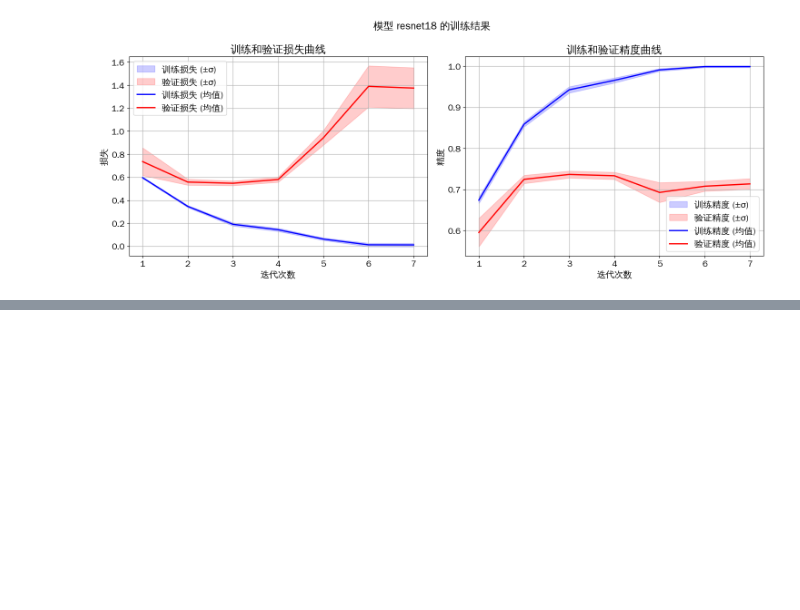
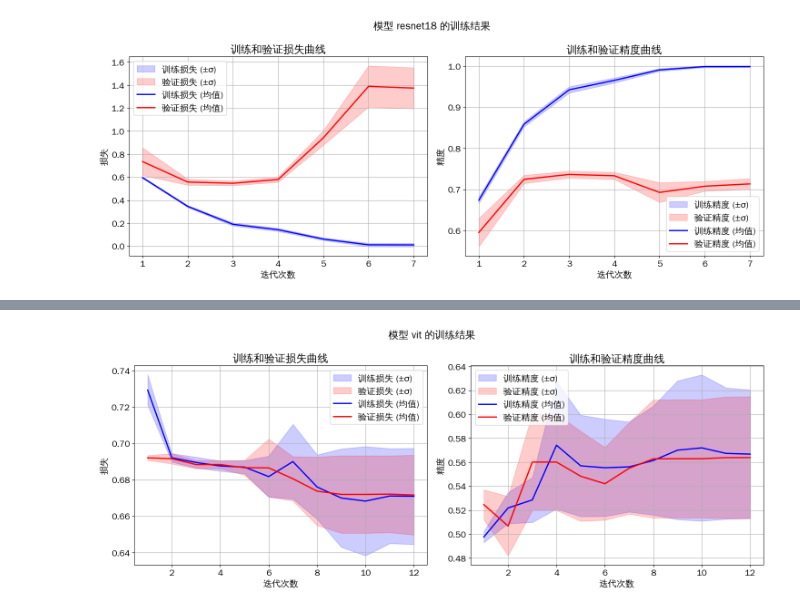
Before and after one commit to otanaaa/BME_10_project, a Jupyter notebook: draw_results.ipynb, the cells around one changed output, grey strips where cells are left out. Saved outputs shown, nothing was run; the diff lists cells and outputs as text; code cells hidden in the pictures; blank space fills up the shorter version.

```diff
--- a/draw_results.ipynb
+++ b/draw_results.ipynb
@@ -212,0 +223,5 @@ model_accuracies[model_name] = plot_training_results(model_name=model_name, save
+# %%
+model_name = 'vit'
+model_accuracies[model_name] = plot_training_results(model_name=model_name, save_path=f'pics/{model_name}_training_results.png')
+# %% [output]
+[figure, added]
```
Also changed, not shown: parts of 3 cells of this notebook, 3 other files.
